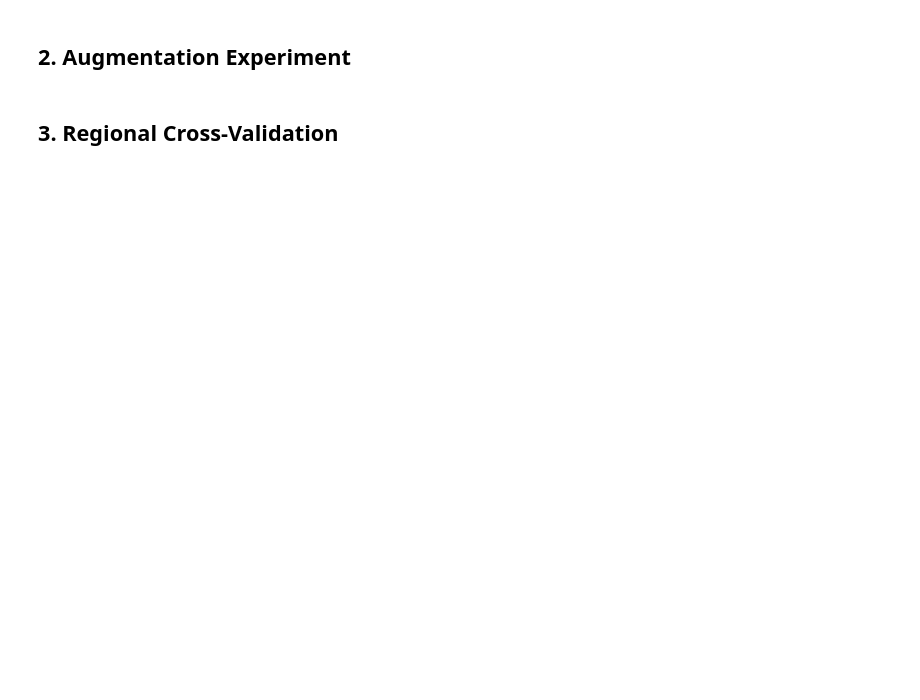
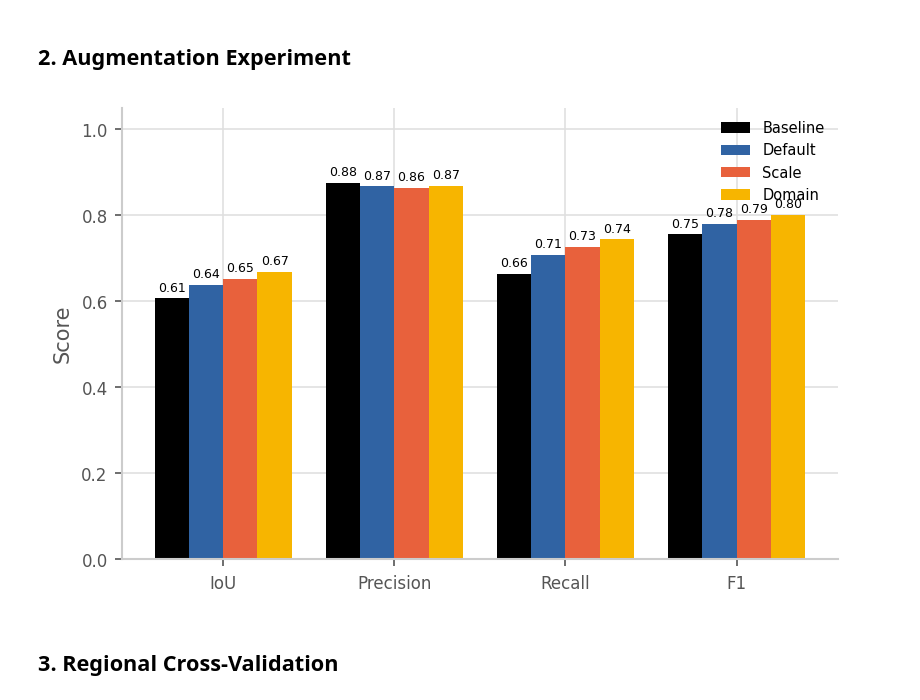
Before and after one commit to sebdalgarno/hakai-ml-train, a Jupyter notebook: notebooks/eval-plot.ipynb, the cells around one changed output. Drawn from its saved outputs; the diff is of its cells as text; code cells hidden in the pictures; blank space fills up the shorter version.

```diff
--- a/notebooks/eval-plot.ipynb
+++ b/notebooks/eval-plot.ipynb
@@ -100,34 +124,36 @@ plt.show()
 # %% [markdown]
 ## 2. Augmentation Experiment
 # %%
-fig, ax = plt.subplots(figsize=(4.5, 3.5))
+fig, ax = plt.subplots(figsize=(5.5, 3.5))
 
-metrics = ["IoU", "Precision", "Recall"]
+metrics = ["IoU", "Precision", "Recall", "F1"]
 tiers = list(aug_df.index)
 n_metrics = len(metrics)
 n_tiers = len(tiers)
 width = 0.8 / n_tiers
 x = np.arange(n_metrics)
 
 for i, tier in enumerate(tiers):
     offset = (i - n_tiers/2 + 0.5) * width
     values = [aug_df.loc[tier, m] for m in metrics]
     bars = ax.bar(x + offset, values, width, label=tier, color=AUG_COLORS[tier])
 
     # Value labels
     for bar, val in zip(bars, values):
         ax.text(bar.get_x() + bar.get_width()/2, bar.get_height() + 0.01,
                 f"{val:.2f}", ha="center", va="bottom", fontsize=6)
 
 ax.set_ylabel("Score")
 ax.set_xticks(x)
 ax.set_xticklabels(metrics)
 ax.set_ylim(0, 1.05)
 ax.legend(loc="upper right", fontsize=7)
 
 plt.tight_layout()
 plt.savefig(OUTPUT_DIR / "augmentation_experiment.png", dpi=300, bbox_inches="tight")
 plt.savefig(OUTPUT_DIR / "augmentation_experiment.pdf", bbox_inches="tight")
 plt.show()
+# %% [output]
+[figure, added]
 # %% [markdown]
 ## 3. Regional Cross-Validation
```
Also changed, not shown: parts of 8 cells of this notebook, 6 other files.
